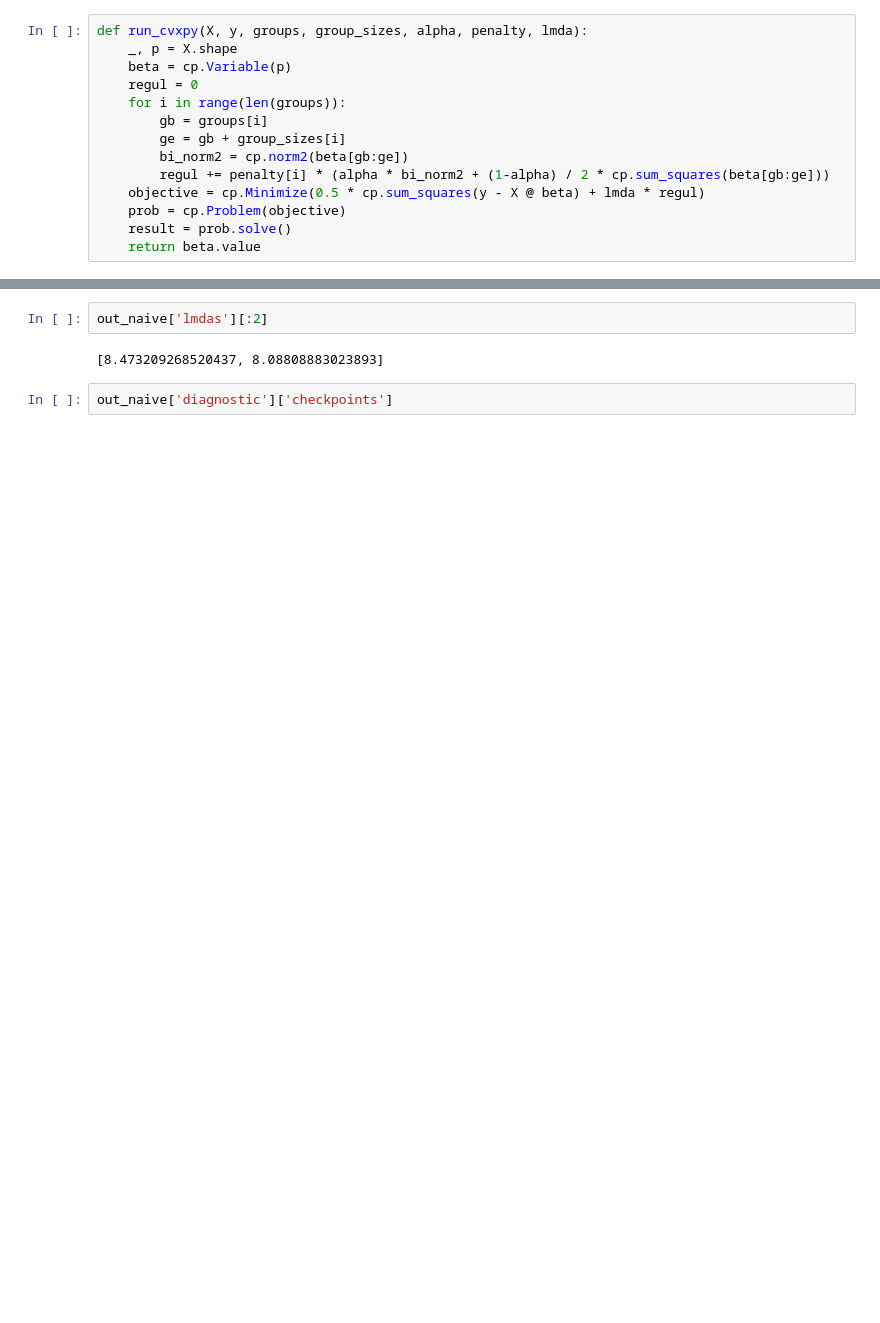
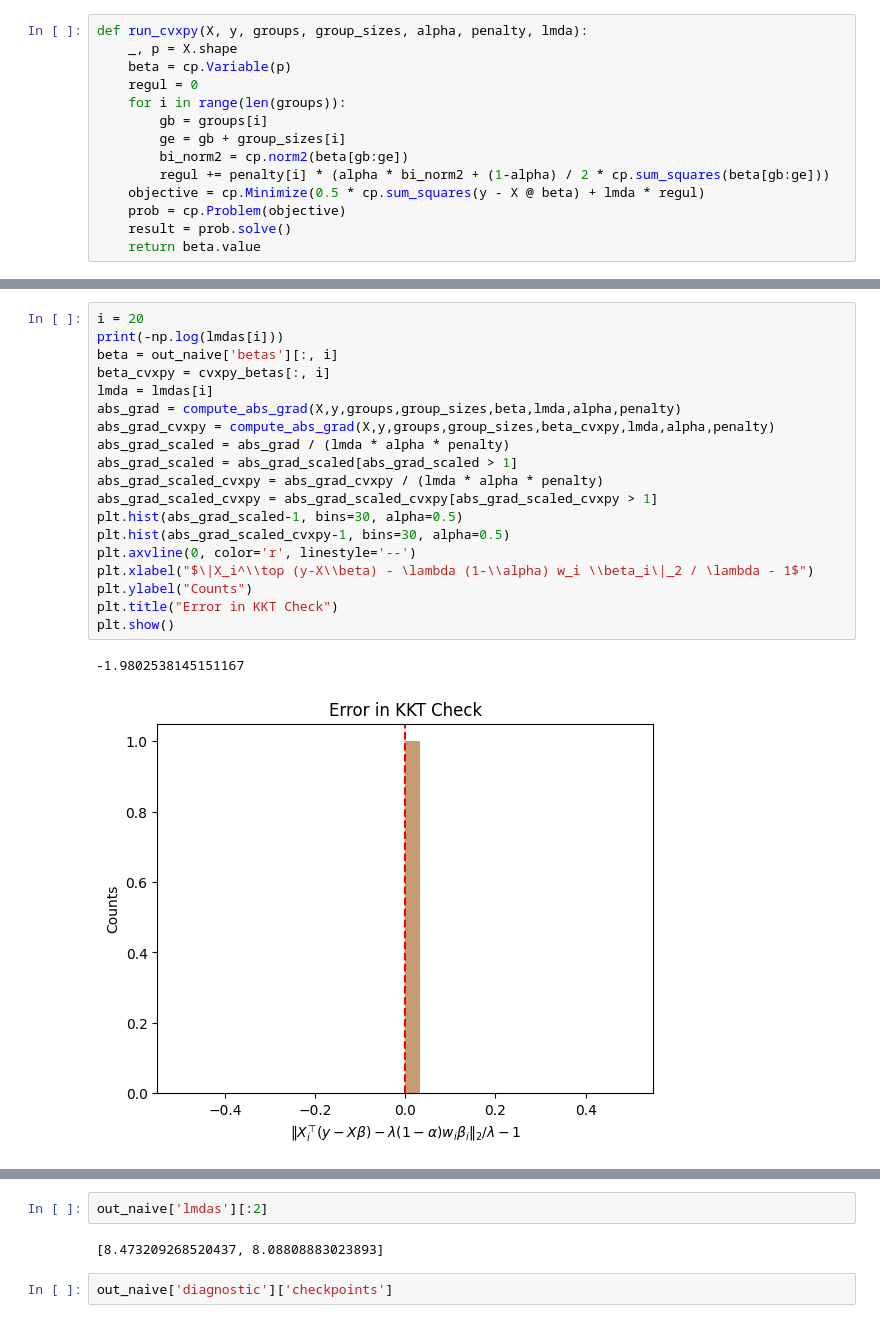
Before and after one commit to JamesYang007/adelie, a Jupyter notebook: research/paper_results/group_basil.ipynb, the cells around one changed output, grey strips where cells are left out. Saved outputs shown, nothing was run; the diff lists cells and outputs as text; blank space fills up the shorter version.

```diff
--- a/research/paper_results/group_basil.ipynb
+++ b/research/paper_results/group_basil.ipynb
@@ -317,3 +362,25 @@ plt.show()
+# %%
+i = 20
+print(-np.log(lmdas[i]))
+beta = out_naive['betas'][:, i]
+beta_cvxpy = cvxpy_betas[:, i]
+lmda = lmdas[i]
+abs_grad = compute_abs_grad(X,y,groups,group_sizes,beta,lmda,alpha,penalty)
+abs_grad_cvxpy = compute_abs_grad(X,y,groups,group_sizes,beta_cvxpy,lmda,alpha,penalty)
+abs_grad_scaled = abs_grad / (lmda * alpha * penalty)
+abs_grad_scaled = abs_grad_scaled[abs_grad_scaled > 1]
+abs_grad_scaled_cvxpy = abs_grad_cvxpy / (lmda * alpha * penalty)
+abs_grad_scaled_cvxpy = abs_grad_scaled_cvxpy[abs_grad_scaled_cvxpy > 1]
+plt.hist(abs_grad_scaled-1, bins=30, alpha=0.5)
+plt.hist(abs_grad_scaled_cvxpy-1, bins=30, alpha=0.5)
+plt.axvline(0, color='r', linestyle='--')
+plt.xlabel("$\|X_i^\\top (y-X\\beta) - \lambda (1-\\alpha) w_i \\beta_i\|_2 / \lambda - 1$")
+plt.ylabel("Counts")
+plt.title("Error in KKT Check")
+plt.show()
+# %% [output]
+-1.9802538145151167
+[figure, added]
 # %%
 np.array(out_naive['betas'][:, 1].todense())[:, 0], cvxpy_betas[34:, 1], groups
 # %% [output]
```
Also changed, not shown: parts of 14 cells of this notebook, 1 other file.
